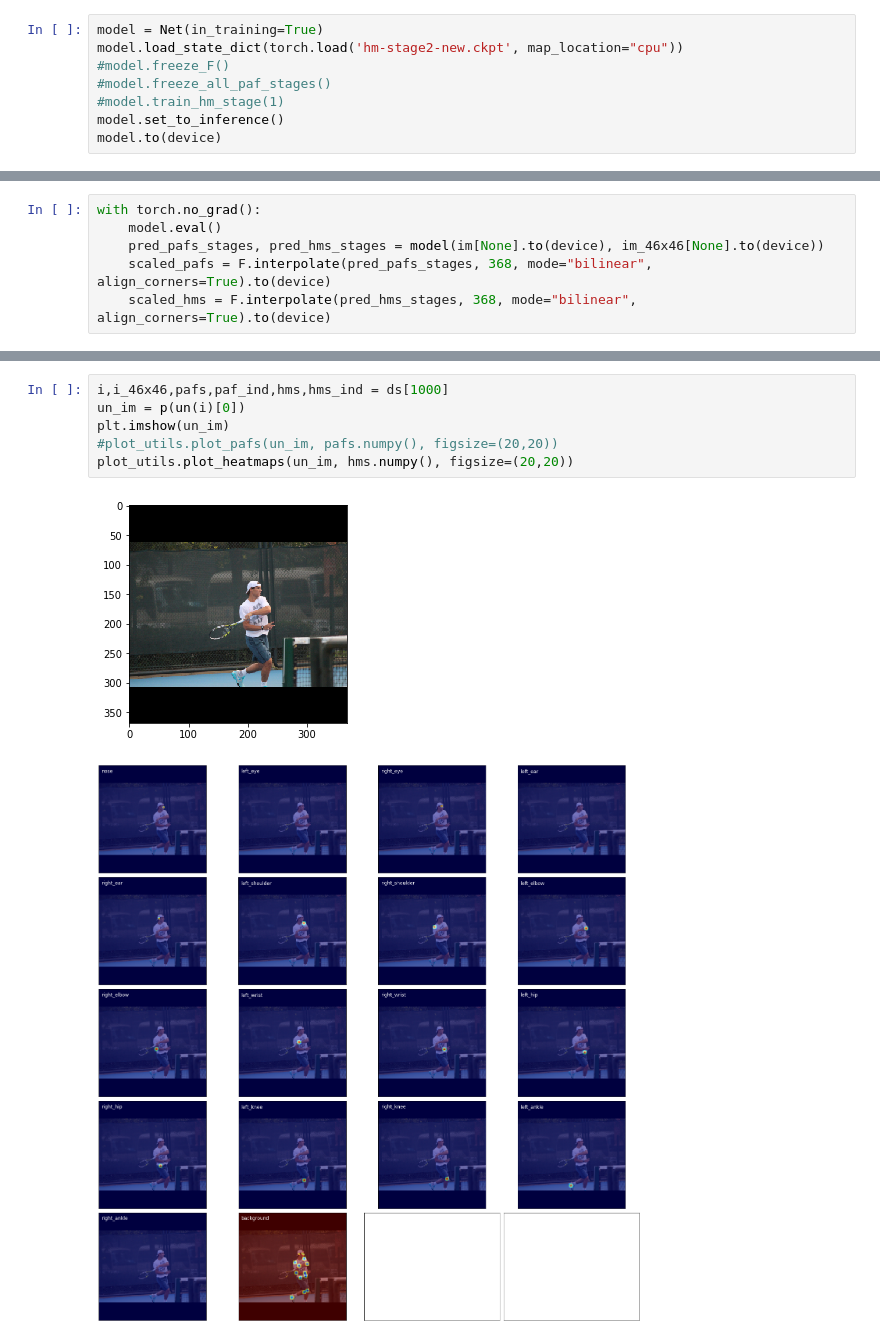
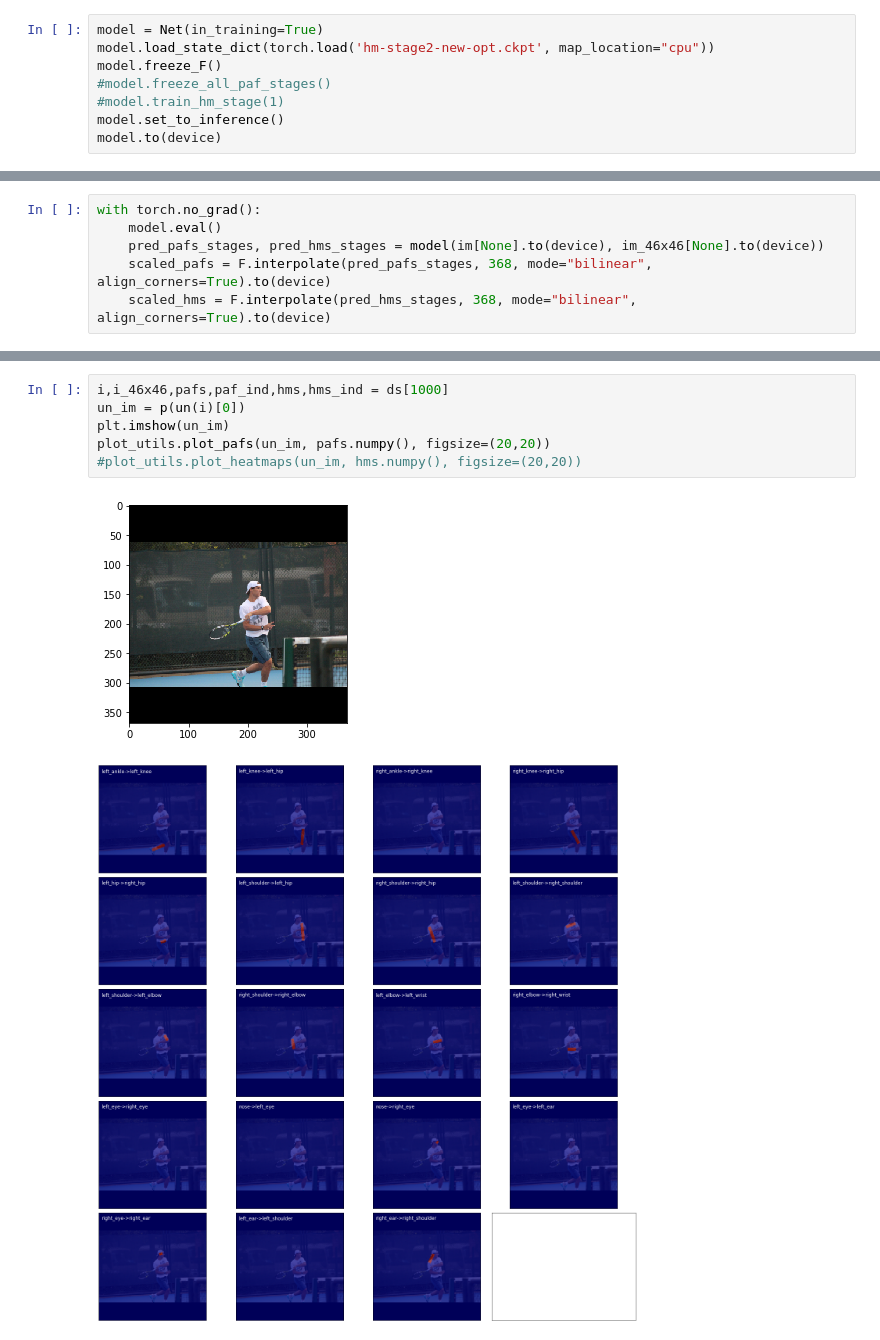
Before and after one commit to Nitish565/yoga-pose-estimation, a Jupyter notebook: COCO/Untitled.ipynb, the cells around one changed output, grey strips where cells are left out. Cells and saved outputs as stored; diff of their text form.

```diff
--- a/COCO/Untitled.ipynb
+++ b/COCO/Untitled.ipynb
@@ -70,8 +70,8 @@ Wall time: 293 ms
 #model.set_to_inference()
 # %%
 model = Net(in_training=True)
-model.load_state_dict(torch.load('hm-stage2-new.ckpt', map_location="cpu"))
-#model.freeze_F()
+model.load_state_dict(torch.load('hm-stage2-new-opt.ckpt', map_location="cpu"))
+model.freeze_F()
 #model.freeze_all_paf_stages()
 #model.train_hm_stage(1)
 model.set_to_inference()
@@ -263,9 +180,9 @@ mask1 = dist_along_part>=0
 # %%
 i,i_46x46,pafs,paf_ind,hms,hms_ind = ds[1000]
 un_im = p(un(i)[0])
 plt.imshow(un_im)
-#plot_utils.plot_pafs(un_im, pafs.numpy(), figsize=(20,20))
-plot_utils.plot_heatmaps(un_im, hms.numpy(), figsize=(20,20))
+plot_utils.plot_pafs(un_im, pafs.numpy(), figsize=(20,20))
+#plot_utils.plot_heatmaps(un_im, hms.numpy(), figsize=(20,20))
 # %% [output]
 [figure]
-[figure, old version]
+[figure, new version]
```
Also changed, not shown: parts of 9 cells of this notebook, 3 other files.
